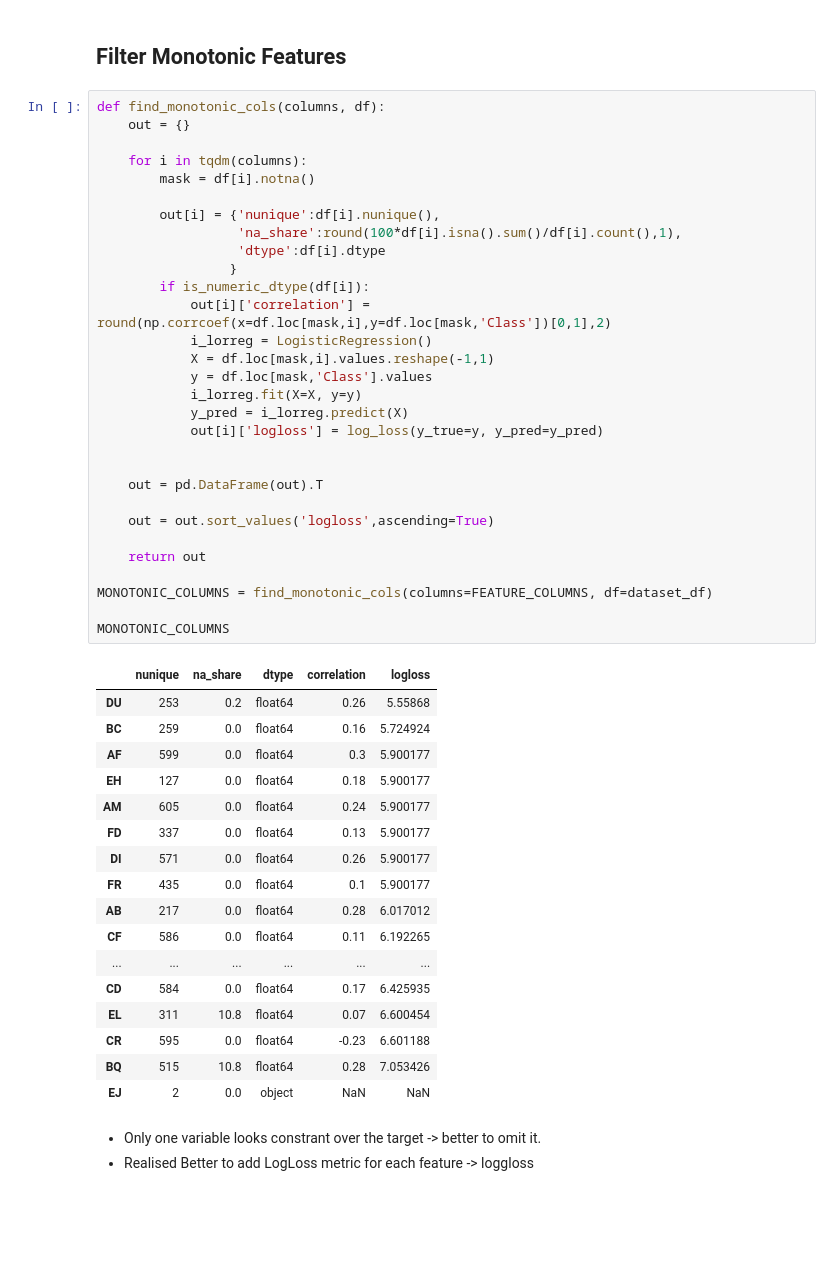
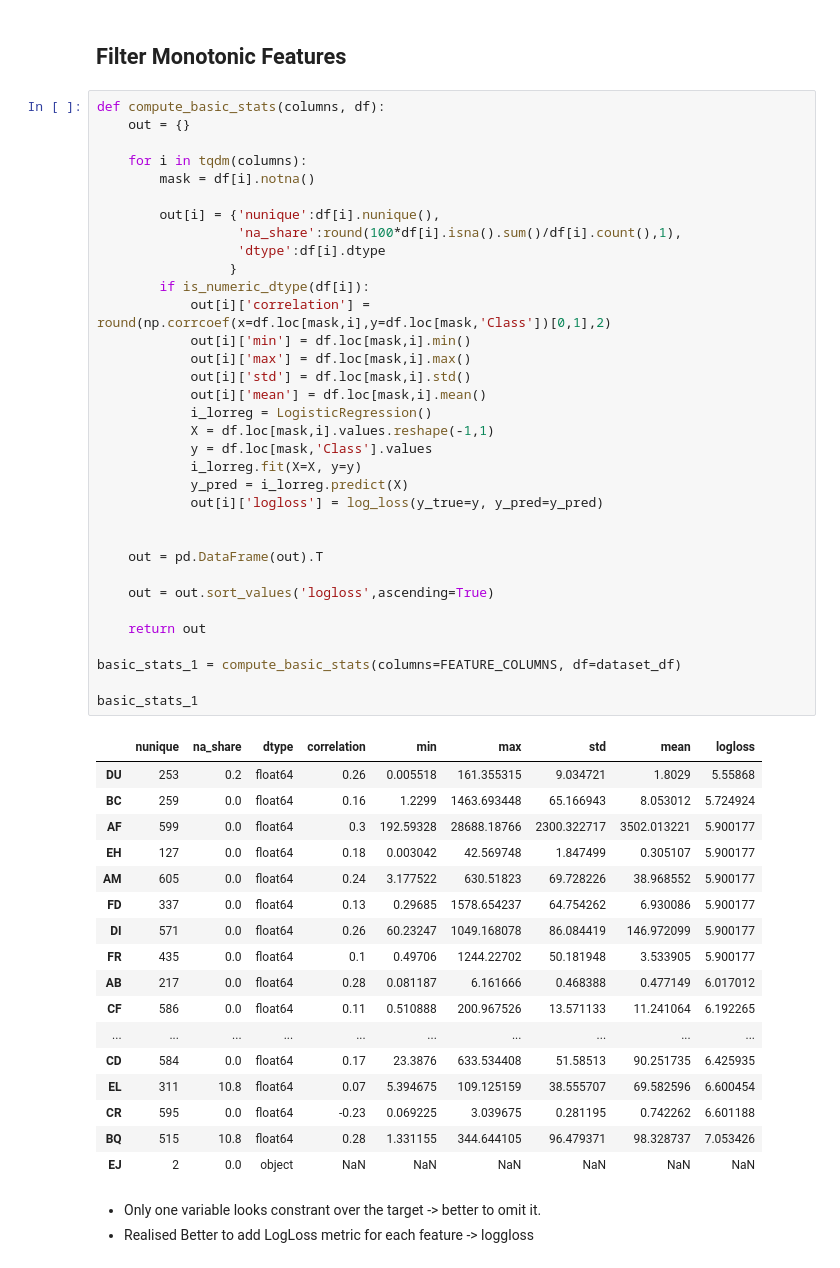
Before and after one commit to Bagirov-lab/Kaggle, a Jupyter notebook: identifying-age-related-solution.ipynb, the cells around one changed output. Saved outputs shown, nothing was run; the diff lists cells and outputs as text; blank space fills up the shorter version.

```diff
--- a/identifying-age-related-solution.ipynb
+++ b/identifying-age-related-solution.ipynb
@@ -144,53 +128,57 @@ Now let us split the dataset into training and testing datasets:
 # %% [markdown]
 ## Filter Monotonic Features
 # %%
-def find_monotonic_cols(columns, df):
+def compute_basic_stats(columns, df):
     out = {}
 
     for i in tqdm(columns):
         mask = df[i].notna()
 
         out[i] = {'nunique':df[i].nunique(),
                   'na_share':round(100*df[i].isna().sum()/df[i].count(),1),
                   'dtype':df[i].dtype
                  }
         if is_numeric_dtype(df[i]):
             out[i]['correlation'] = round(np.corrcoef(x=df.loc[mask,i],y=df.loc[mask,'Class'])[0,1],2)
+            out[i]['min'] = df.loc[mask,i].min()
+            out[i]['max'] = df.loc[mask,i].max()
+            out[i]['std'] = df.loc[mask,i].std()
+            out[i]['mean'] = df.loc[mask,i].mean()
             i_lorreg = LogisticRegression()
             X = df.loc[mask,i].values.reshape(-1,1)
             y = df.loc[mask,'Class'].values
             i_lorreg.fit(X=X, y=y)
             y_pred = i_lorreg.predict(X)
             out[i]['logloss'] = log_loss(y_true=y, y_pred=y_pred)
 
 
     out = pd.DataFrame(out).T
 
     out = out.sort_values('logloss',ascending=True)
 
     return out
 
-MONOTONIC_COLUMNS = find_monotonic_cols(columns=FEATURE_COLUMNS, df=dataset_df)
+basic_stats_1 = compute_basic_stats(columns=FEATURE_COLUMNS, df=dataset_df)
 
-MONOTONIC_COLUMNS
+basic_stats_1
 # %% [output]
-|  | nunique | na_share | dtype | correlation | logloss |
-| DU | 253 | 0.2 | float64 | 0.26 | 5.55868 |
-| BC | 259 | 0.0 | float64 | 0.16 | 5.724924 |
-| AF | 599 | 0.0 | float64 | 0.3 | 5.900177 |
-| EH | 127 | 0.0 | float64 | 0.18 | 5.900177 |
-| AM | 605 | 0.0 | float64 | 0.24 | 5.900177 |
-| FD | 337 | 0.0 | float64 | 0.13 | 5.900177 |
-| DI | 571 | 0.0 | float64 | 0.26 | 5.900177 |
-| FR | 435 | 0.0 | float64 | 0.1 | 5.900177 |
-| AB | 217 | 0.0 | float64 | 0.28 | 6.017012 |
-| CF | 586 | 0.0 | float64 | 0.11 | 6.192265 |
-| ... | ... | ... | ... | ... | ... |
-| CD | 584 | 0.0 | float64 | 0.17 | 6.425935 |
-| EL | 311 | 10.8 | float64 | 0.07 | 6.600454 |
-| CR | 595 | 0.0 | float64 | -0.23 | 6.601188 |
-| BQ | 515 | 10.8 | float64 | 0.28 | 7.053426 |
-| EJ | 2 | 0.0 | object | NaN | NaN |
+|  | nunique | na_share | dtype | correlation | min | max | std | mean | logloss |
+| DU | 253 | 0.2 | float64 | 0.26 | 0.005518 | 161.355315 | 9.034721 | 1.8029 | 5.55868 |
+| BC | 259 | 0.0 | float64 | 0.16 | 1.2299 | 1463.693448 | 65.166943 | 8.053012 | 5.724924 |
+| AF | 599 | 0.0 | float64 | 0.3 | 192.59328 | 28688.18766 | 2300.322717 | 3502.013221 | 5.900177 |
+| EH | 127 | 0.0 | float64 | 0.18 | 0.003042 | 42.569748 | 1.847499 | 0.305107 | 5.900177 |
+| AM | 605 | 0.0 | float64 | 0.24 | 3.177522 | 630.51823 | 69.728226 | 38.968552 | 5.900177 |
+| FD | 337 | 0.0 | float64 | 0.13 | 0.29685 | 1578.654237 | 64.754262 | 6.930086 | 5.900177 |
+| DI | 571 | 0.0 | float64 | 0.26 | 60.23247 | 1049.168078 | 86.084419 | 146.972099 | 5.900177 |
+| FR | 435 | 0.0 | float64 | 0.1 | 0.49706 | 1244.22702 | 50.181948 | 3.533905 | 5.900177 |
+| AB | 217 | 0.0 | float64 | 0.28 | 0.081187 | 6.161666 | 0.468388 | 0.477149 | 6.017012 |
+| CF | 586 | 0.0 | float64 | 0.11 | 0.510888 | 200.967526 | 13.571133 | 11.241064 | 6.192265 |
+| ... | ... | ... | ... | ... | ... | ... | ... | ... | ... |
+| CD | 584 | 0.0 | float64 | 0.17 | 23.3876 | 633.534408 | 51.58513 | 90.251735 | 6.425935 |
+| EL | 311 | 10.8 | float64 | 0.07 | 5.394675 | 109.125159 | 38.555707 | 69.582596 | 6.600454 |
+| CR | 595 | 0.0 | float64 | -0.23 | 0.069225 | 3.039675 | 0.281195 | 0.742262 | 6.601188 |
+| BQ | 515 | 10.8 | float64 | 0.28 | 1.331155 | 344.644105 | 96.479371 | 98.328737 | 7.053426 |
+| EJ | 2 | 0.0 | object | NaN | NaN | NaN | NaN | NaN | NaN |
 # %% [markdown]
 * Only one variable looks constrant over the target -> better to omit it.
 * Realised Better to add LogLoss metric for each feature -> loggloss
```
Also changed, not shown: parts of 15 cells of this notebook.
